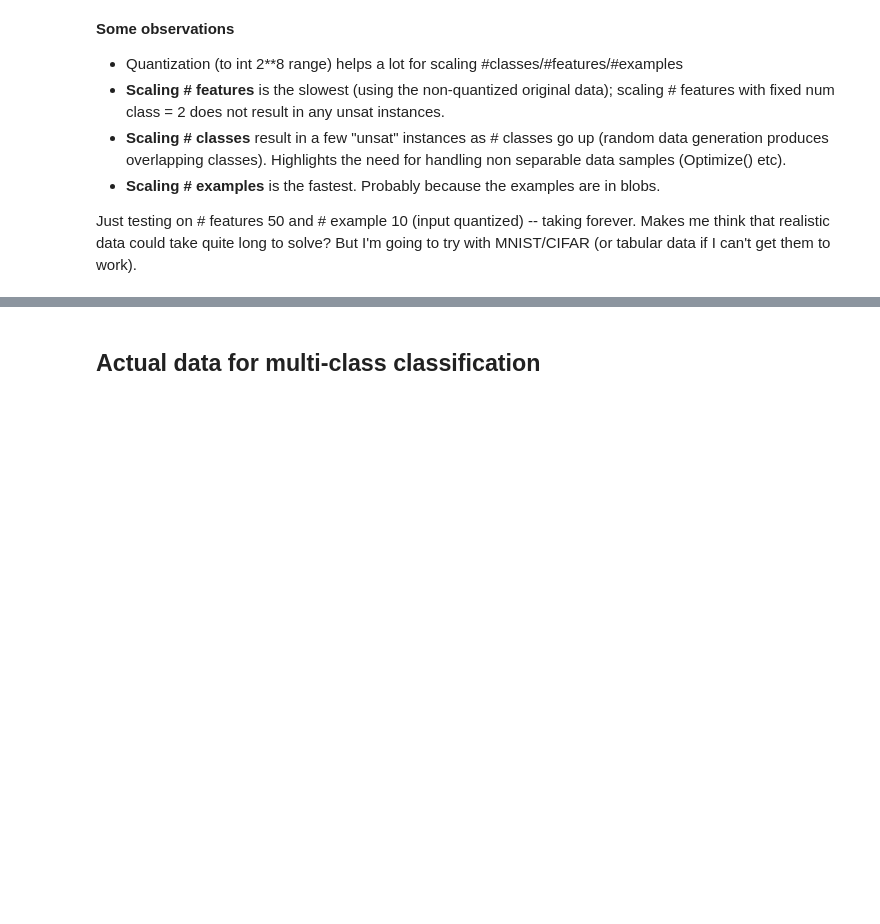
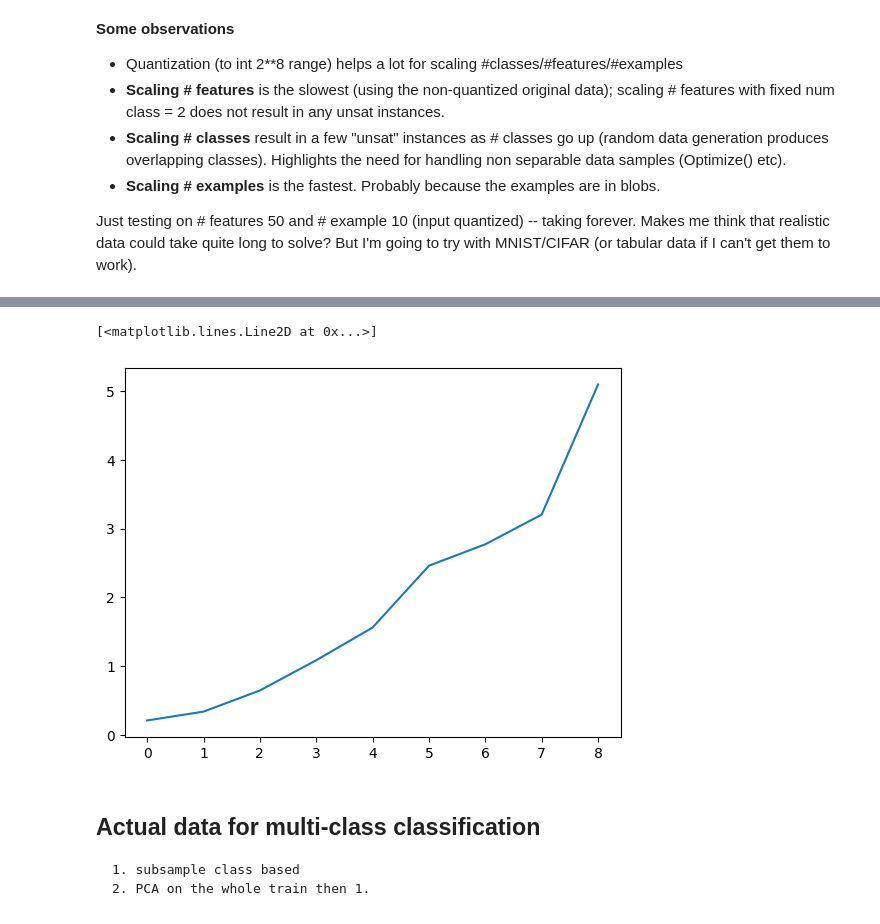
Before and after one commit to blester125/csc2180-project, a Jupyter notebook: notebooks/SATML_copy.ipynb, the cells around one changed output, grey strips where cells are left out. Drawn from its saved outputs; the diff is of its cells as text; code cells hidden in the pictures; blank space fills up the shorter version.

```diff
--- a/notebooks/SATML_copy.ipynb
+++ b/notebooks/SATML_copy.ipynb
@@ -788,8 +786,8 @@ plt.legend()
 Just testing on # features 50 and # example 10 (input quantized) -- taking forever. Makes me think that realistic data could take quite long to solve? But I'm going to try with MNIST/CIFAR (or tabular data if I can't get them to work).
 # %%
 times = []
-num_ex = 100
-num_features = [50] #[i for i in range(50, 110, 10)]
+num_ex = 10
+num_features = [i for i in range(100, 1000, 100)] #[i for i in range(50, 110, 10)]
 
 for num_feat in num_features:
     status = unsat
@@ -813,4 +821,12 @@ for num_feat in num_features:
+# %%
+plt.plot(times)
+# %% [output]
+[<matplotlib.lines.Line2D at 0x...>]
+[figure, added]
 # %% [markdown]
 ## Actual data for multi-class classification
+
+    1. subsample class based
+    2. PCA on the whole train then 1.
 # %%
 import torchvision
```
Also changed, not shown: parts of 34 cells of this notebook, 4 other files.
